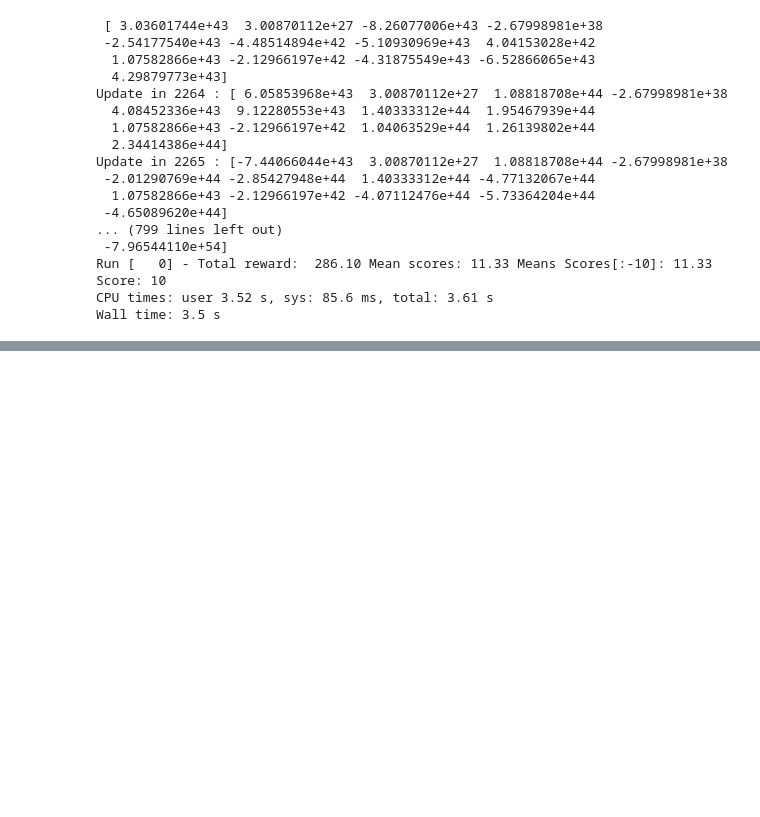
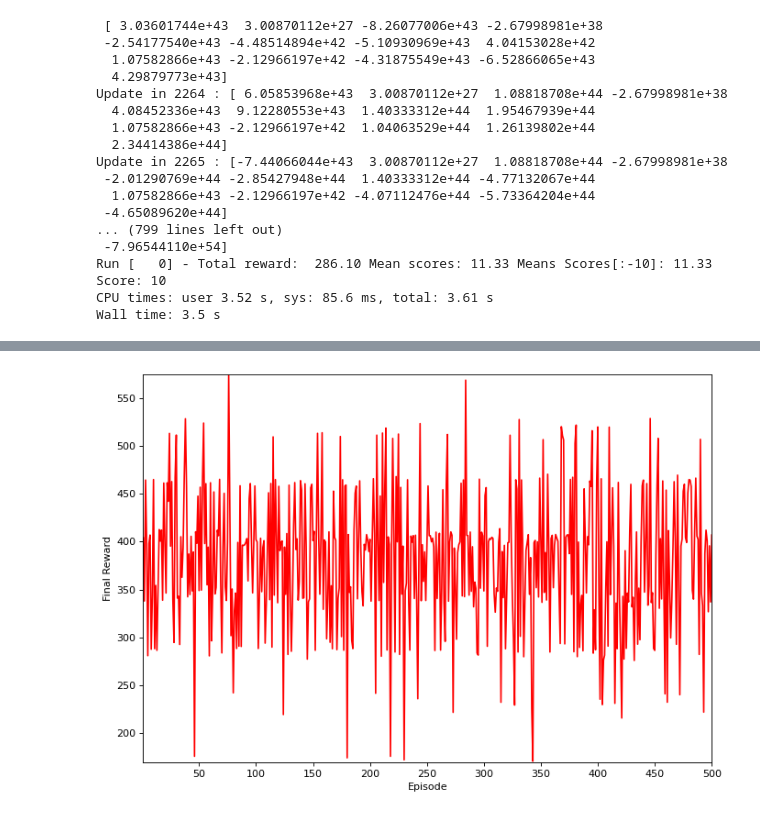
Before and after one commit to DionisiusMayr/FreewayGame, a Jupyter notebook: victor.sot/MonteCarloFunctionAprox.ipynb, the cells around one changed output, grey strips where cells are left out. Cells and saved outputs as stored; diff of their text form; code cells hidden in the pictures; blank space fills up the shorter version.

```diff
--- a/victor.sot/MonteCarloFunctionAprox.ipynb
+++ b/victor.sot/MonteCarloFunctionAprox.ipynb
@@ -226,0 +402,4 @@ Wall time: 3.5 s
+# %%
+aux_plots.plot_rewards(total_rewards)
+# %% [output]
+[figure, added]
```
Also changed, not shown: parts of 21 cells of this notebook, 2 other files.
